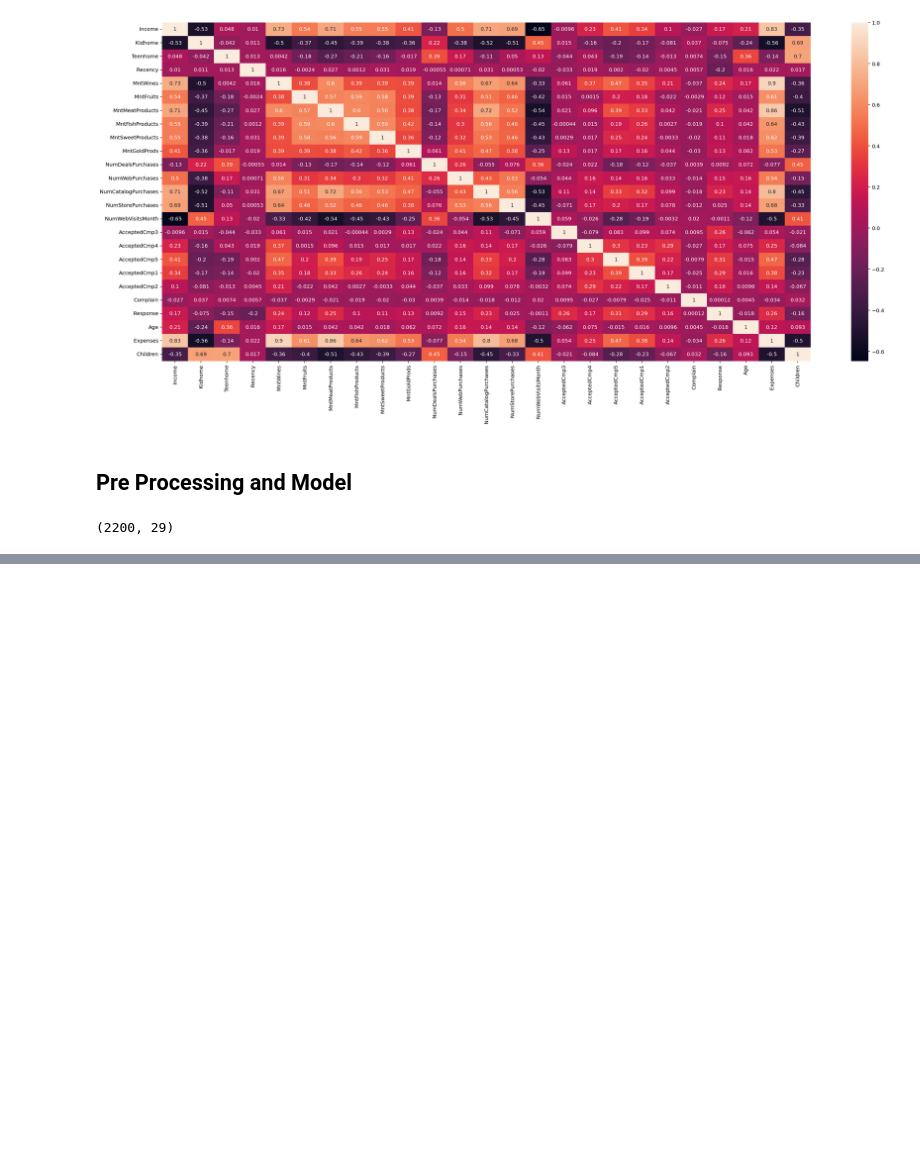
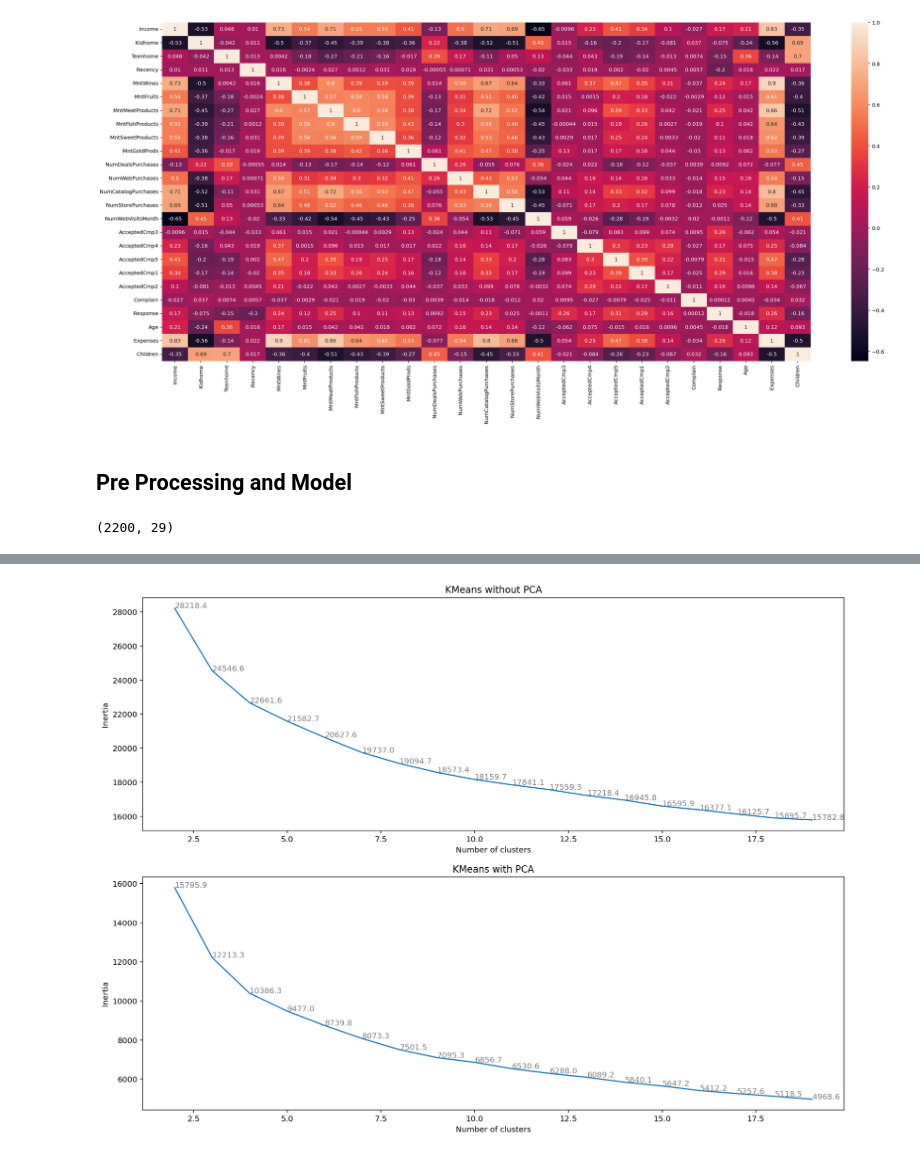
Before and after one commit to yxyfer/PTML_Project, a Jupyter notebook: src/market_analysis_unsupervised.ipynb, the cells around one changed output, grey strips where cells are left out. Cells and saved outputs as stored; diff of their text form; code cells hidden in the pictures; blank space fills up the shorter version.

```diff
--- a/src/market_analysis_unsupervised.ipynb
+++ b/src/market_analysis_unsupervised.ipynb
@@ -447,0 +336,37 @@ plt.show()
+# %%
+def kmeans_curve(X, clusters_range = range(2, 20), axs=None):
+    score = [None] * len(clusters_range)
+
+    for i in clusters_range:
+        model = KMeans(n_clusters=i, random_state=20)
+        model.fit(X)
+
+        score[i - clusters_range[0]] = model.inertia_
+
+    if axs is None:
+        fig, ax = plt.subplots(figsize=(12, 8))
+    else:
+        ax = axs
+
+    ax.plot(clusters_range, score)
+    style = dict(size=10, color='gray')
+
+    for i in clusters_range:
+        ax.text(i, score[i - clusters_range[0]], f"{round(score[i - clusters_range[0]], 1)}", **style)
+
+    ax.set_xlabel("Number of clusters")
+    ax.set_ylabel("Inertia")
+
+    if axs is None:
+        plt.show()
+
+def compare_curves(X_tr, X_pca_tr):
+    fig, axs = plt.subplots(2, 1, figsize=(16, 12))
+
+    kmeans_curve(X_tr, axs=axs[0])
+    kmeans_curve(X_pca_tr, axs=axs[1])
+
+    axs[0].set_title("KMeans without PCA")
+    axs[1].set_title("KMeans with PCA")
+
+    plt.show()
@@ -447,0 +383,6 @@ plt.show()
+# %%
+df_tr_pca = pca_reduction.fit_pca(df_tr, 5)
+# %%
+compare_curves(df_tr, df_tr_pca)
+# %% [output]
+[figure, added]
```
Also changed, not shown: parts of 20 cells of this notebook.
